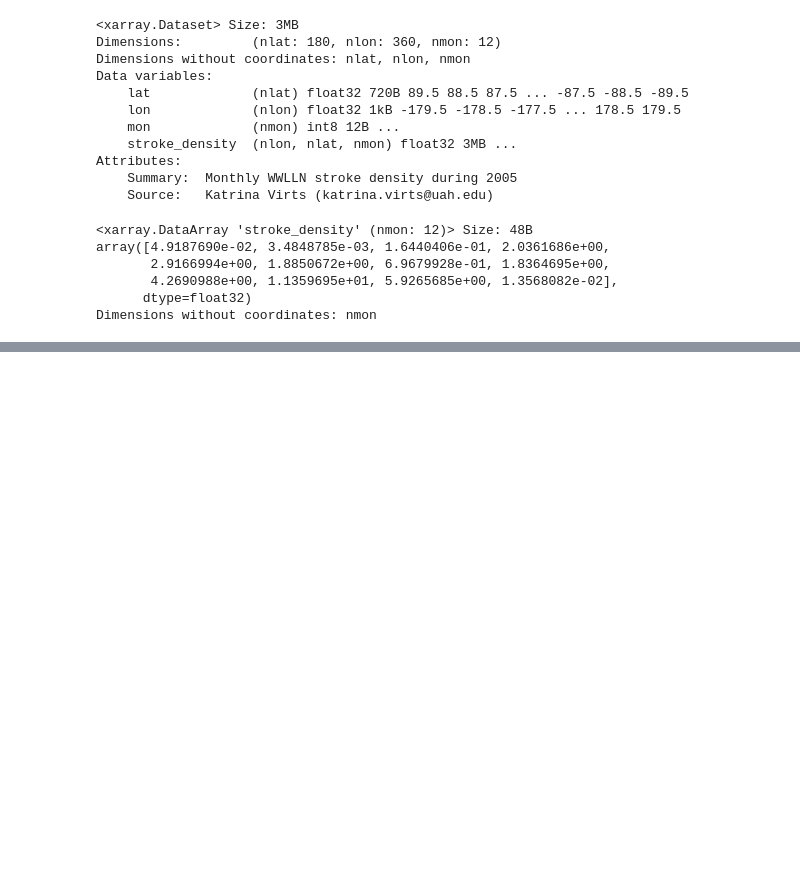
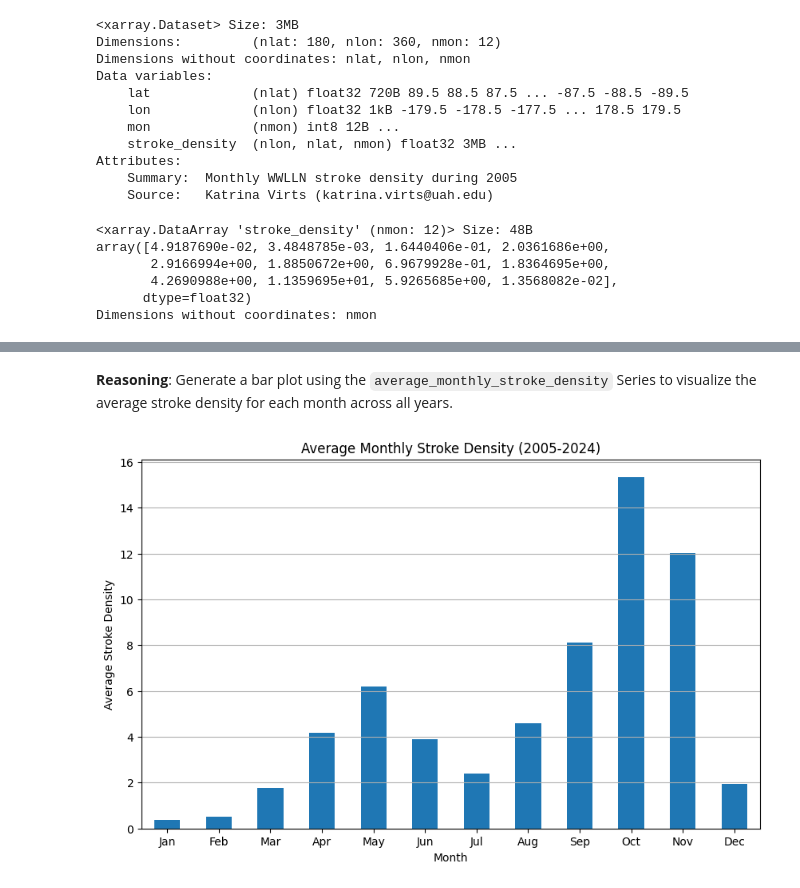
Before and after one commit to cmrondon2000/Tormentas_Vendavales, a Jupyter notebook: tormentas.ipynb, the cells around one changed output, grey strips where cells are left out. Saved outputs shown, nothing was run; the diff lists cells and outputs as text; code cells hidden in the pictures; blank space fills up the shorter version.

```diff
--- a/tormentas.ipynb
+++ b/tormentas.ipynb
@@ -91,0 +449,4 @@ Dimensions without coordinates: nmon
+# %%
+average_monthly_stroke_density = df_monthly_averages.mean()
+
+display(average_monthly_stroke_density)
@@ -91,0 +473,22 @@ Dimensions without coordinates: nmon
+# %% [markdown]
+**Reasoning**:
+Generate a bar plot using the `average_monthly_stroke_density` Series to visualize the average stroke density for each month across all years.
+# %%
+import matplotlib.pyplot as plt
+import calendar
+
+plt.figure(figsize=(10, 6))
+average_monthly_stroke_density.plot(kind='bar')
+plt.title("Average Monthly Stroke Density (2005-2024)")
+plt.xlabel("Month")
+plt.ylabel("Average Stroke Density")
+plt.xticks(rotation=0)
+plt.grid(axis='y')
+
+# Change x-axis labels to month abbreviations
+month_names = [calendar.month_abbr[i+1] for i in range(len(average_monthly_stroke_density))]
+plt.xticks(range(len(month_names)), month_names)
+
+plt.show()
+# %% [output]
+[figure, added]
```
Also changed, not shown: parts of 40 cells of this notebook.
